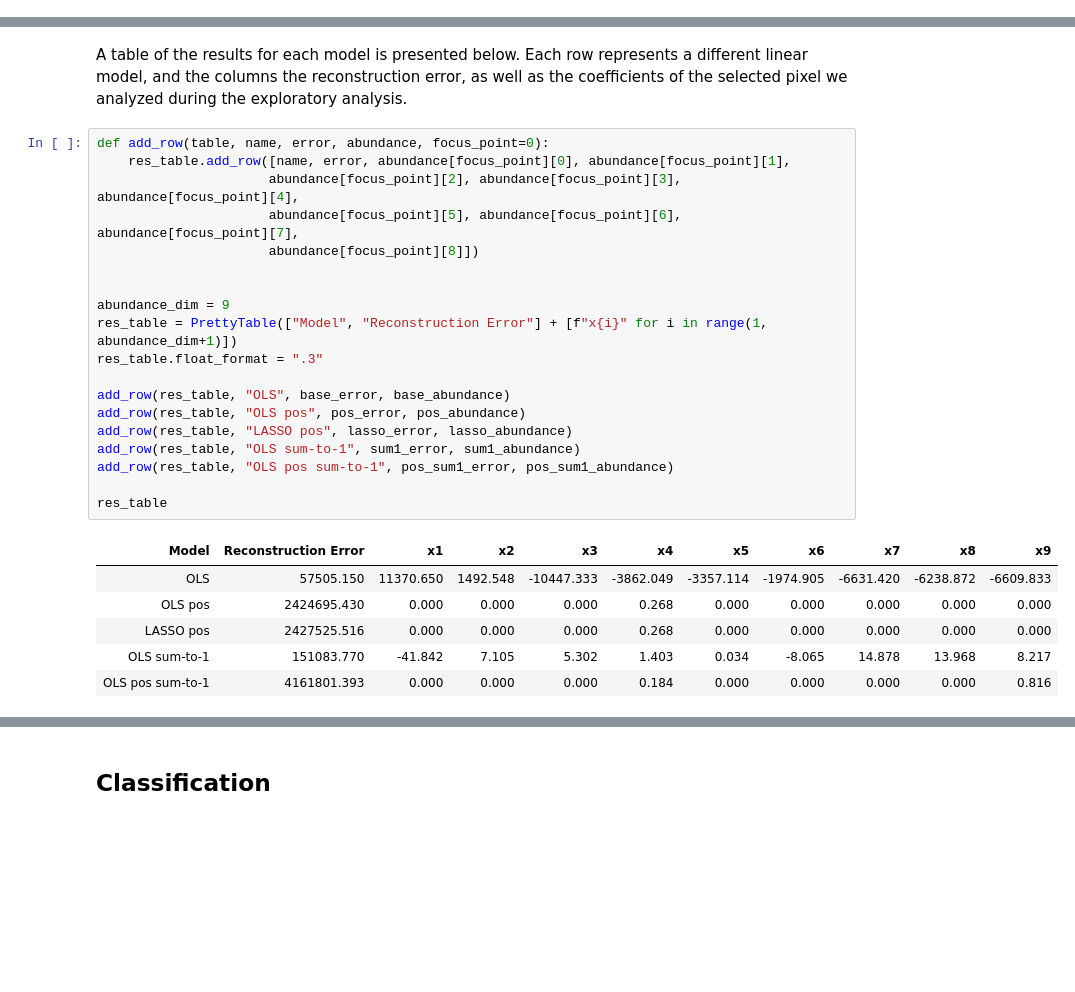
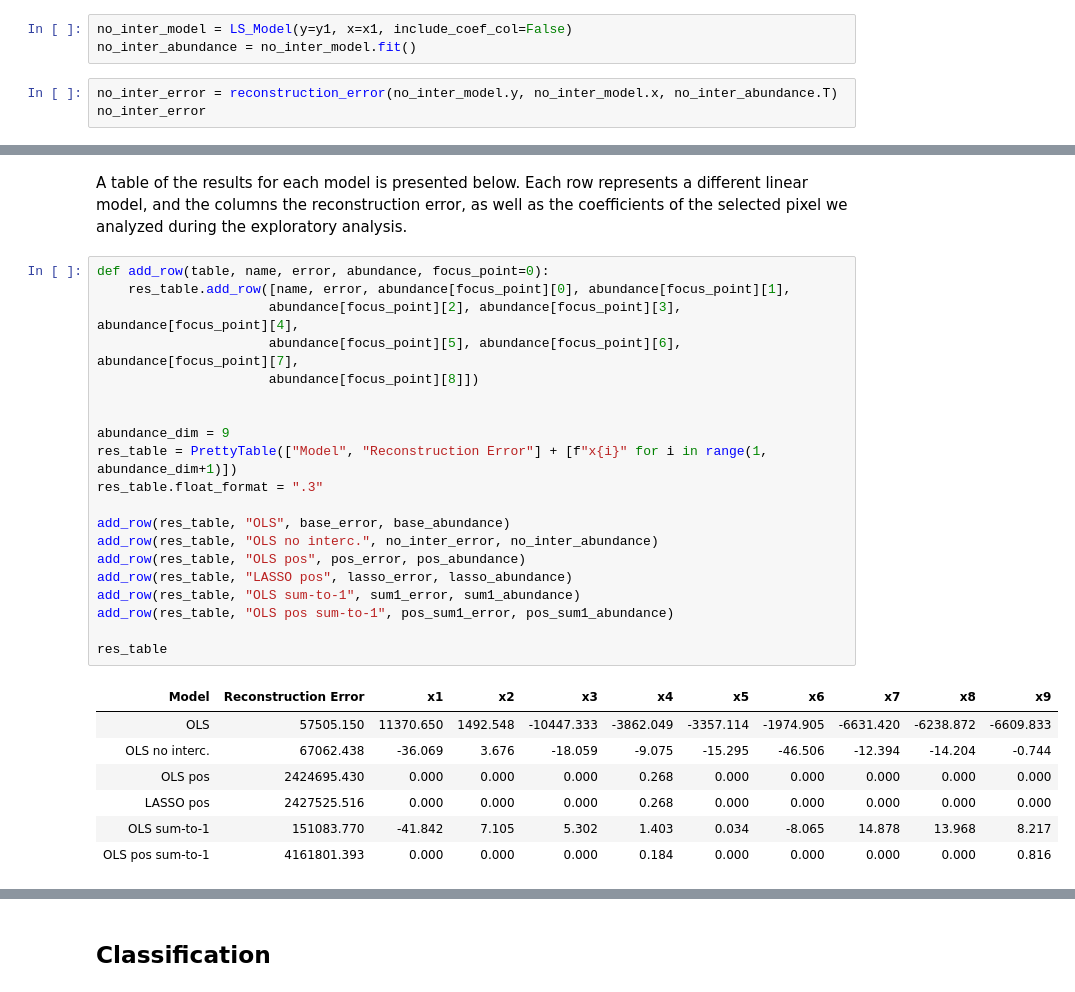
Before and after one commit to dimits-ts/hyperspectral-imaging, a Jupyter notebook: Project_AUEB.ipynb, the cells around one changed output, grey strips where cells are left out. Drawn from its saved outputs; the diff is of its cells as text; blank space fills up the shorter version.

```diff
--- a/Project_AUEB.ipynb
+++ b/Project_AUEB.ipynb
@@ -372,0 +377,6 @@ This error may seem a consequence of faulty implementation, but sklearn's Linear
+# %%
+no_inter_model = LS_Model(y=y1, x=x1, include_coef_col=False)
+no_inter_abundance = no_inter_model.fit()
+# %%
+no_inter_error = reconstruction_error(no_inter_model.y, no_inter_model.x, no_inter_abundance.T)
+no_inter_error
@@ -510,25 +522,27 @@ A table of the results for each model is presented below. Each row represents a
 # %%
 def add_row(table, name, error, abundance, focus_point=0):
     res_table.add_row([name, error, abundance[focus_point][0], abundance[focus_point][1],
                       abundance[focus_point][2], abundance[focus_point][3], abundance[focus_point][4],
                       abundance[focus_point][5], abundance[focus_point][6], abundance[focus_point][7],
                       abundance[focus_point][8]])
 
 
 abundance_dim = 9
 res_table = PrettyTable(["Model", "Reconstruction Error"] + [f"x{i}" for i in range(1, abundance_dim+1)])
 res_table.float_format = ".3"
 
 add_row(res_table, "OLS", base_error, base_abundance)
+add_row(res_table, "OLS no interc.", no_inter_error, no_inter_abundance)
 add_row(res_table, "OLS pos", pos_error, pos_abundance)
 add_row(res_table, "LASSO pos", lasso_error, lasso_abundance)
 add_row(res_table, "OLS sum-to-1", sum1_error, sum1_abundance)
 add_row(res_table, "OLS pos sum-to-1", pos_sum1_error, pos_sum1_abundance)
 
 res_table
 # %% [output]
 | Model | Reconstruction Error | x1 | x2 | x3 | x4 | x5 | x6 | x7 | x8 | x9 |
 | OLS | 57505.150 | 11370.650 | 1492.548 | -10447.333 | -3862.049 | -3357.114 | -1974.905 | -6631.420 | -6238.872 | -6609.833 |
+| OLS no interc. | 67062.438 | -36.069 | 3.676 | -18.059 | -9.075 | -15.295 | -46.506 | -12.394 | -14.204 | -0.744 |
 | OLS pos | 2424695.430 | 0.000 | 0.000 | 0.000 | 0.268 | 0.000 | 0.000 | 0.000 | 0.000 | 0.000 |
 | LASSO pos | 2427525.516 | 0.000 | 0.000 | 0.000 | 0.268 | 0.000 | 0.000 | 0.000 | 0.000 | 0.000 |
 | OLS sum-to-1 | 151083.770 | -41.842 | 7.105 | 5.302 | 1.403 | 0.034 | -8.065 | 14.878 | 13.968 | 8.217 |
```
Also changed, not shown: parts of 9 cells of this notebook, 1 other file.
